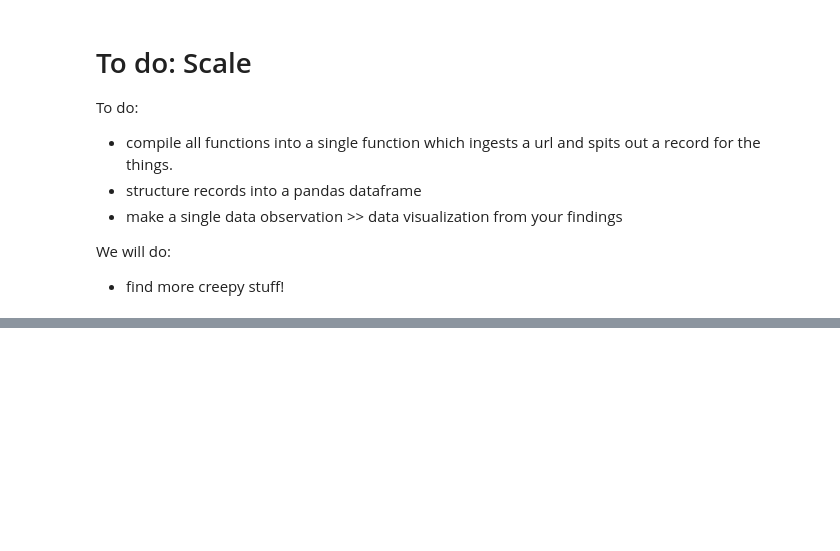
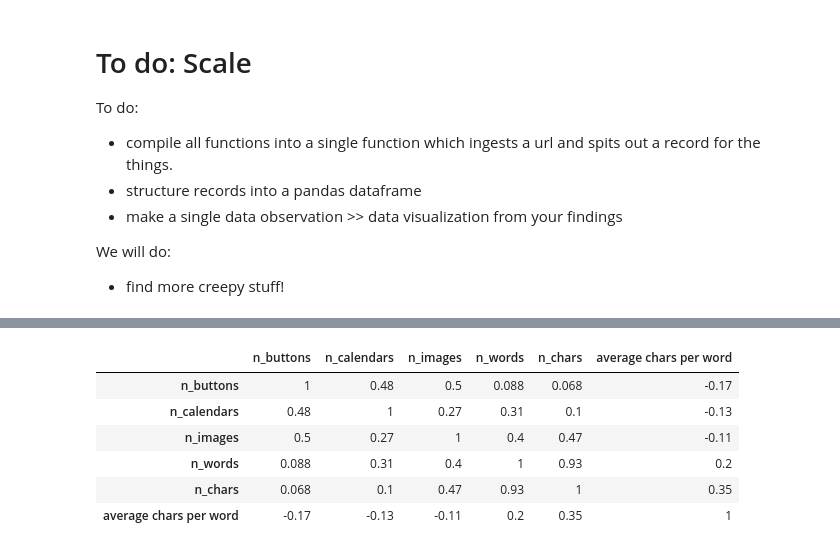
Before and after one commit to ybressler/Web-Scraping, a Jupyter notebook: Web Scraping Overview – NYC Python Meetup.ipynb, the cells around one changed output, grey strips where cells are left out. Cells and saved outputs as stored; diff of their text form; code cells hidden in the pictures; blank space fills up the shorter version.

```diff
--- a/Web Scraping Overview – NYC Python Meetup.ipynb
+++ b/Web Scraping Overview – NYC Python Meetup.ipynb
@@ -143,0 +342,11 @@ We will do:
+# %%
+corr = new_df.corr()
+corr.style.background_gradient(cmap='coolwarm').set_precision(2)
+# %% [output]
+|  | n_buttons | n_calendars | n_images | n_words | n_chars | average chars per word |
+| n_buttons | 1 | 0.48 | 0.5 | 0.088 | 0.068 | -0.17 |
+| n_calendars | 0.48 | 1 | 0.27 | 0.31 | 0.1 | -0.13 |
+| n_images | 0.5 | 0.27 | 1 | 0.4 | 0.47 | -0.11 |
+| n_words | 0.088 | 0.31 | 0.4 | 1 | 0.93 | 0.2 |
+| n_chars | 0.068 | 0.1 | 0.47 | 0.93 | 1 | 0.35 |
+| average chars per word | -0.17 | -0.13 | -0.11 | 0.2 | 0.35 | 1 |
```
Also changed, not shown: parts of 16 cells of this notebook.
